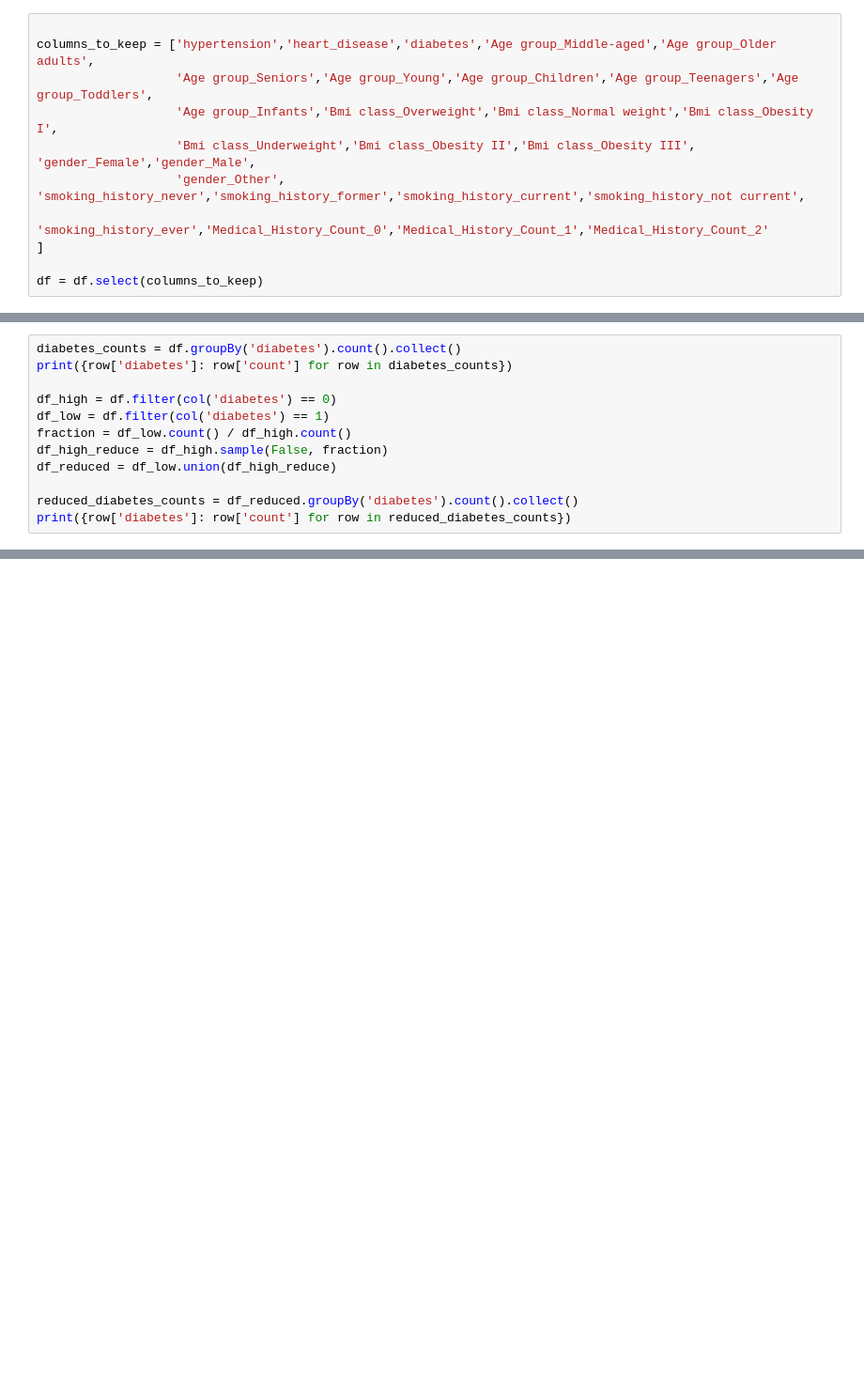
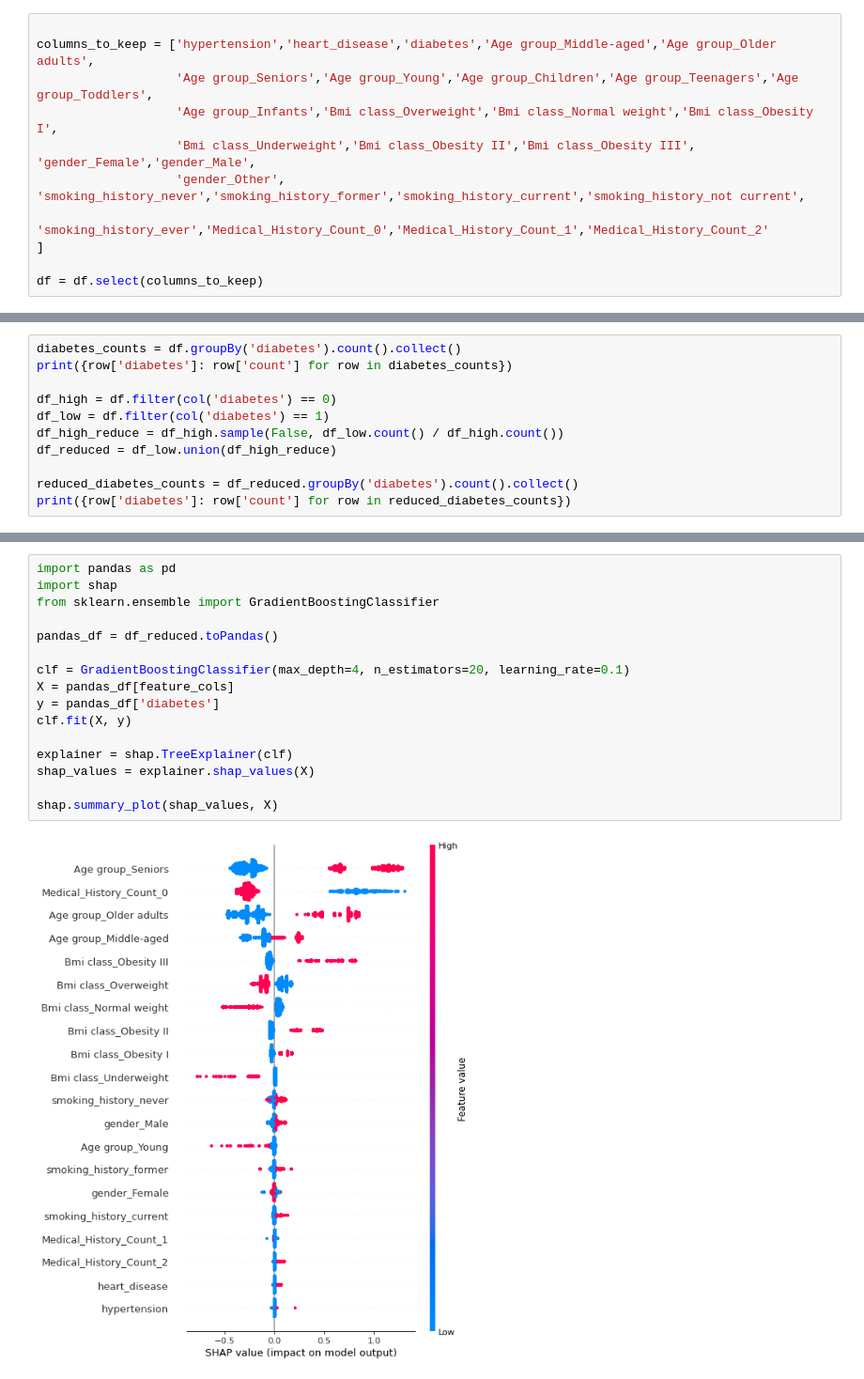
Before and after one commit to NaomiHuang1/A3_722, a Jupyter notebook: I4.ipynb, the cells around one changed output, grey strips where cells are left out. Shown at 94% size. Saved outputs shown, nothing was run; the diff lists cells and outputs as text; blank space fills up the shorter version.

```diff
--- a/I4.ipynb
+++ b/I4.ipynb
@@ -229,8 +317,7 @@ print({row['diabetes']: row['count'] for row in diabetes_counts})
 
 df_high = df.filter(col('diabetes') == 0)
 df_low = df.filter(col('diabetes') == 1)
-fraction = df_low.count() / df_high.count()
-df_high_reduce = df_high.sample(False, fraction)
+df_high_reduce = df_high.sample(False, df_low.count() / df_high.count())
 df_reduced = df_low.union(df_high_reduce)
 
 reduced_diabetes_counts = df_reduced.groupBy('diabetes').count().collect()
@@ -387,0 +571,18 @@ print(f"Gradient Boosted Trees - 1 - F1 Score: {f1Score_1_gbt:.4f}")
+# %%
+import pandas as pd
+import shap
+from sklearn.ensemble import GradientBoostingClassifier
+
+pandas_df = df_reduced.toPandas()
+
+clf = GradientBoostingClassifier(max_depth=4, n_estimators=20, learning_rate=0.1)
+X = pandas_df[feature_cols]
+y = pandas_df['diabetes']
+clf.fit(X, y)
+
+explainer = shap.TreeExplainer(clf)
+shap_values = explainer.shap_values(X)
+
+shap.summary_plot(shap_values, X)
+# %% [output]
+[figure, added]
```
Also changed, not shown: parts of 22 cells of this notebook.
